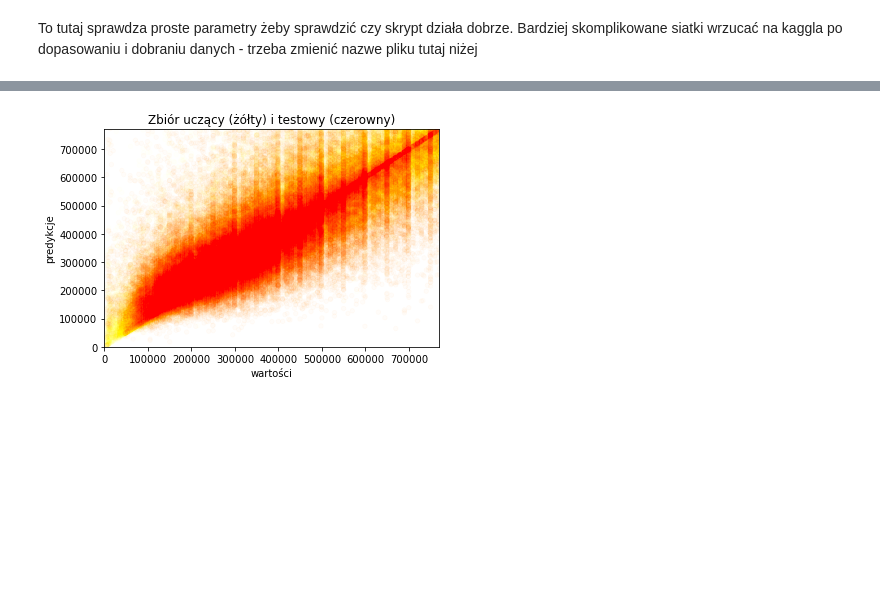
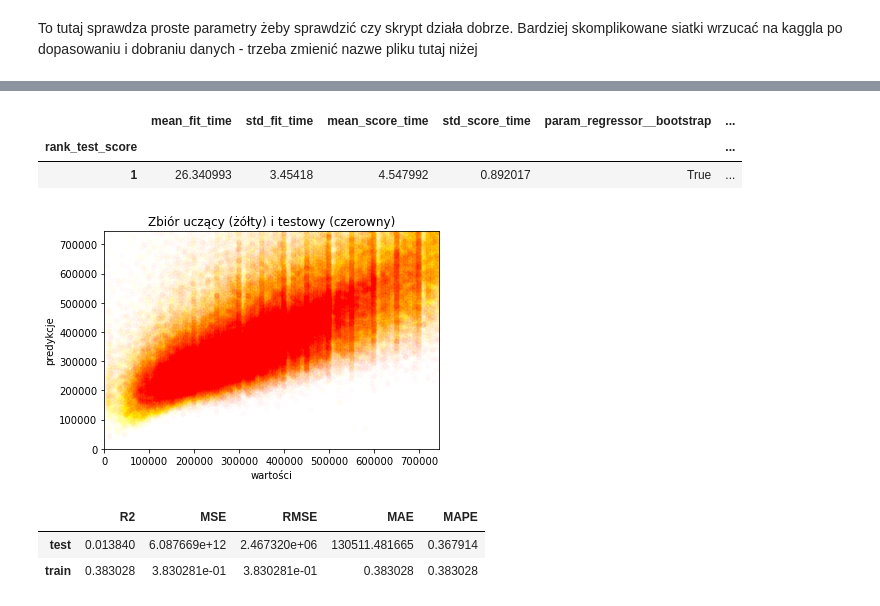
Before and after one commit to adamAfro/hereishouse, a Jupyter notebook: gridsearch/bagging.model.ipynb, the cells around one changed output, grey strips where cells are left out. Saved outputs shown, nothing was run; the diff lists cells and outputs as text; code cells hidden in the pictures; blank space fills up the shorter version.

```diff
--- a/gridsearch/bagging.model.ipynb
+++ b/gridsearch/bagging.model.ipynb
@@ -50,3 +54,0 @@ array([-109399.38897025, -108132.89354737, -111901.61370798])
-# %%
-"""Trenowanie"""
-pipeline.fit(train, y_train)
@@ -70,0 +55,4 @@ Pipeline(steps=[('preprocessor',
+# %%
+from sklearn.model_selection import GridSearchCV
+search = GridSearchCV(pipeline, GRID, cv=CROSS_VAL_N, scoring='neg_mean_absolute_error')
+search.fit(train, y_train)
@@ -70,0 +77,3 @@ Pipeline(steps=[('preprocessor',
+# %%
+model = search.best_estimator_
+model
@@ -70,0 +98,11 @@ Pipeline(steps=[('preprocessor',
+# %%
+from pandas import DataFrame, to_numeric
+cv_scores = DataFrame(search.cv_results_)
+cv_scores.set_index('rank_test_score', inplace=True)
+cv_scores = cv_scores.apply(to_numeric, errors='coerce')
+cv_scores.to_csv(f'{TITLE}.csv')
+cv_scores
+# %% [output]
+|  | mean_fit_time | std_fit_time | mean_score_time | std_score_time | param_regressor__bootstrap | ... |
+| rank_test_score |  |  |  |  |  | ... |
+| 1 | 26.340993 | 3.45418 | 4.547992 | 0.892017 | True | ... |
@@ -71,3 +166,39 @@ Pipeline(steps=[('preprocessor',
+# %%
+"""Predykcje"""
+from pandas import Series
+pred_train = Series(model.predict(train))
+pred_test = Series(model.predict(test))
+# %%
+"""Wykres predykcji"""
+from pandas import DataFrame, Series
+DataFrame({ 'y': [*y_train, *y_test], 'p': [*pred_train, *pred_test]}).plot(
+    kind='scatter',
+    title="Zbiór uczący (żółty) i testowy (czerowny)",
+    x='y', xlabel='wartości', xlim=(0, pred_test.quantile(.90)),
+    y='p', ylabel='predykcje', ylim=(0, pred_test.quantile(.90)),
+    c=Series(([0] * len(pred_train) + [1] * len(pred_test))).map({0: 'yellow', 1: 'red'}),
+    alpha=.01
+);
+# %% [output]
+[figure, added]
+# %%
+"""Punktacja"""
+from sklearn import metrics
+from numpy import sqrt
+from pandas import DataFrame
+cv_scores = DataFrame({
+    'R2': [metrics.r2_score(y_test, pred_test), metrics.r2_score(y_train, pred_train)],
+    'MSE': [metrics.mean_squared_error(y_test, pred_test), metrics.r2_score(y_train, pred_train)],
+    'RMSE': [sqrt(metrics.mean_squared_error(y_test, pred_test)), metrics.r2_score(y_train, pred_train)],
+    'MAE': [metrics.mean_absolute_error(y_test, pred_test), metrics.r2_score(y_train, pred_train)],
+    'MAPE': [metrics.mean_absolute_percentage_error(y_test, pred_test), metrics.r2_score(y_train, pred_train)]
+},  index = ['test', 'train'])
+
+cv_scores
+# %% [output]
+|  | R2 | MSE | RMSE | MAE | MAPE |
+| test | 0.013840 | 6.087669e+12 | 2.467320e+06 | 130511.481665 | 0.367914 |
+| train | 0.383028 | 3.830281e-01 | 3.830281e-01 | 0.383028 | 0.383028 |
 # %%
 """Migawka modelu"""
 import pickle
@@ -83,10 +206,0 @@ pred = DataFrame({
-# %%
-"""Wykres predykcji"""
-pred.plot(kind='scatter',
-    title="Zbiór uczący (żółty) i testowy (czerowny)",
-    x='y', xlabel='wartości', xlim=(0, pred['y'].quantile(.90)),
-    y='p', ylabel='predykcje', ylim=(0, pred['y'].quantile(.90)),
-    c=pred['test'].map({0: 'yellow', 1: 'red'}), alpha=.01
-);
-# %% [output]
-[figure, removed]
```
Also changed, not shown: parts of 15 cells of this notebook.
